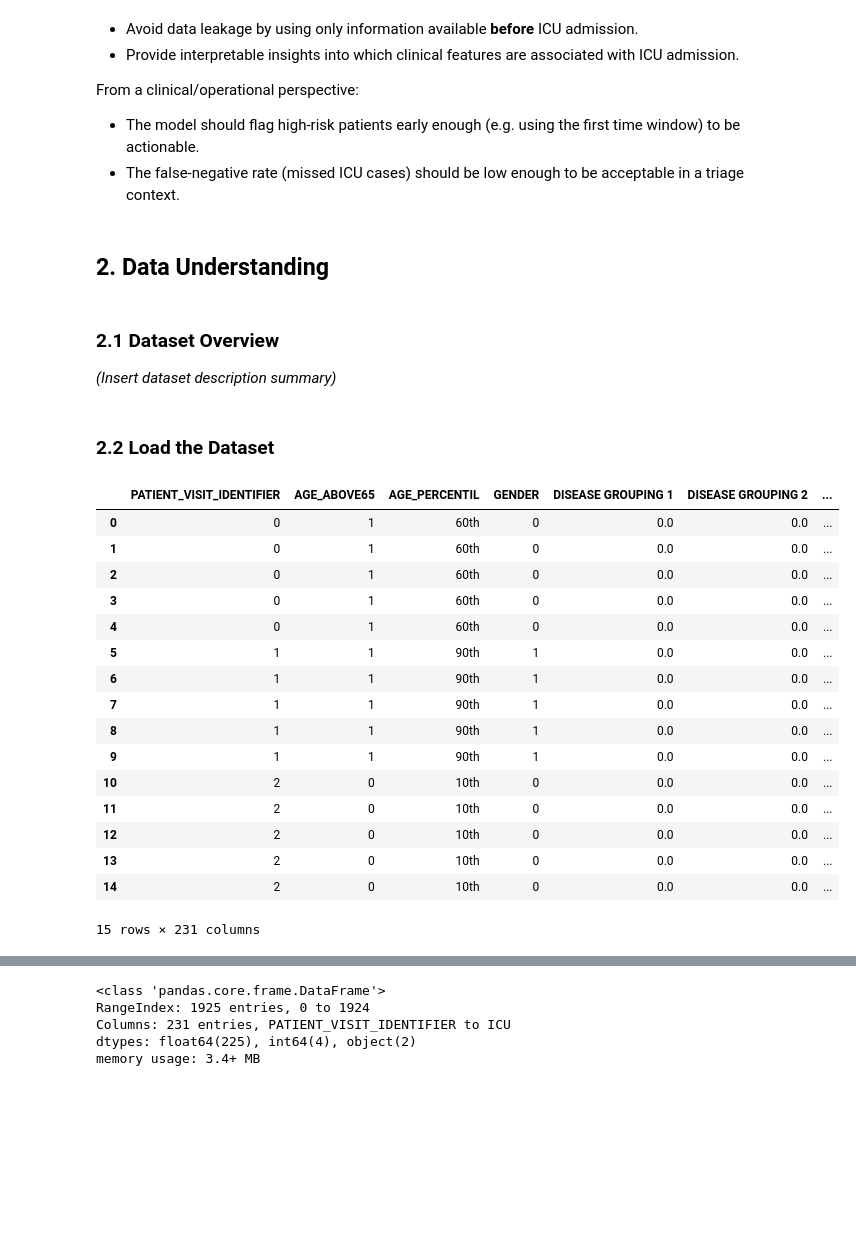
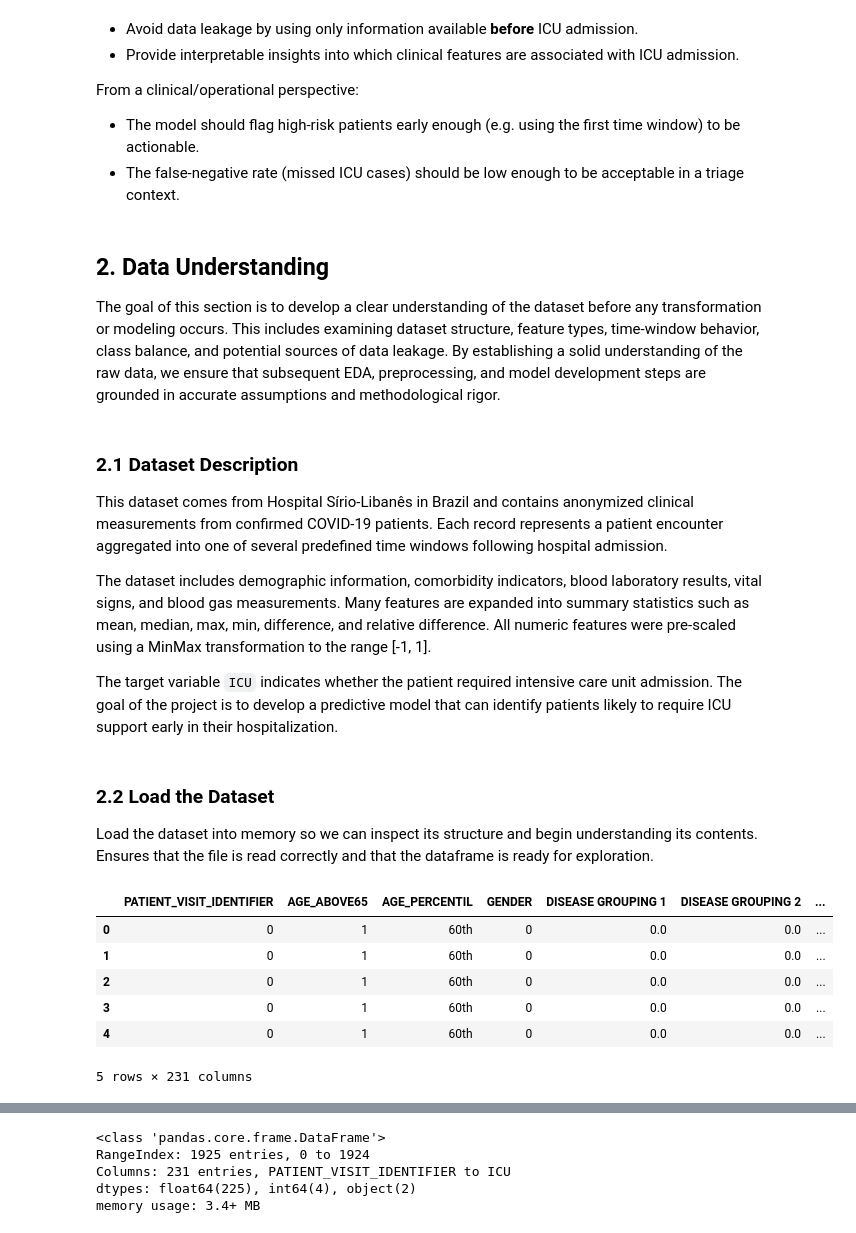
Before and after one commit to randel-bjorkquist/jupyter-notebooks-vscode, a Jupyter notebook: Project4_CapstoneProject_Analyzing_COVID19_Pandemic.ipynb, the cells around one changed output, grey strips where cells are left out. Cells and saved outputs as stored; diff of their text form; code cells hidden in the pictures; blank space fills up the shorter version.

Commit message:
reworked Section 2 (Data Understanding) and completed Section 3 (EDA)

```diff
--- a/Project4_CapstoneProject_Analyzing_COVID19_Pandemic.ipynb
+++ b/Project4_CapstoneProject_Analyzing_COVID19_Pandemic.ipynb
@@ -35,5 +28,11 @@ From a clinical/operational perspective:
 # %% [markdown]
 ## 2. Data Understanding
+The goal of this section is to develop a clear understanding of the dataset before any transformation or modeling occurs. This includes examining dataset structure, feature types, time-window behavior, class balance, and potential sources of data leakage. By establishing a solid understanding of the raw data, we ensure that subsequent EDA, preprocessing, and model development steps are grounded in accurate assumptions and methodological rigor.
 # %% [markdown]
-### 2.1 Dataset Overview
-*(Insert dataset description summary)*
+### 2.1 Dataset Description
+
+This dataset comes from Hospital Sírio-Libanês in Brazil and contains anonymized clinical measurements from confirmed COVID-19 patients. Each record represents a patient encounter aggregated into one of several predefined time windows following hospital admission.
+
+The dataset includes demographic information, comorbidity indicators, blood laboratory results, vital signs, and blood gas measurements. Many features are expanded into summary statistics such as mean, median, max, min, difference, and relative difference. All numeric features were pre-scaled using a MinMax transformation to the range [-1, 1].
+
+The target variable `ICU` indicates whether the patient required intensive care unit admission. The goal of the project is to develop a predictive model that can identify patients likely to require ICU support early in their hospitalization.
@@ -42,35 +39,26 @@ From a clinical/operational perspective:
 # %% [markdown]
 ### 2.2 Load the Dataset
+Load the dataset into memory so we can inspect its structure and begin understanding its contents. Ensures that the file is read correctly and that the dataframe is ready for exploration.
 # %%
 # load necessary libraries ...
 import numpy as np
 import pandas as pd
 import matplotlib.pyplot as plt
 import seaborn as sns
 
 # Set default plotting style
 sns.set_theme(style="whitegrid")
 
 # Load dataset (update path if needed)
 df = pd.read_excel("./data/Kaggle_Sirio_Libanes_ICU_Prediction.xlsx")
-df.head(15)
+df.head(5)
 # %% [output]
 |  | PATIENT_VISIT_IDENTIFIER | AGE_ABOVE65 | AGE_PERCENTIL | GENDER | DISEASE GROUPING 1 | DISEASE GROUPING 2 | ... |
 | 0 | 0 | 1 | 60th | 0 | 0.0 | 0.0 | ... |
 | 1 | 0 | 1 | 60th | 0 | 0.0 | 0.0 | ... |
 | 2 | 0 | 1 | 60th | 0 | 0.0 | 0.0 | ... |
 | 3 | 0 | 1 | 60th | 0 | 0.0 | 0.0 | ... |
 | 4 | 0 | 1 | 60th | 0 | 0.0 | 0.0 | ... |
-| 5 | 1 | 1 | 90th | 1 | 0.0 | 0.0 | ... |
-| 6 | 1 | 1 | 90th | 1 | 0.0 | 0.0 | ... |
-| 7 | 1 | 1 | 90th | 1 | 0.0 | 0.0 | ... |
-| 8 | 1 | 1 | 90th | 1 | 0.0 | 0.0 | ... |
-| 9 | 1 | 1 | 90th | 1 | 0.0 | 0.0 | ... |
-| 10 | 2 | 0 | 10th | 0 | 0.0 | 0.0 | ... |
-| 11 | 2 | 0 | 10th | 0 | 0.0 | 0.0 | ... |
-| 12 | 2 | 0 | 10th | 0 | 0.0 | 0.0 | ... |
-| 13 | 2 | 0 | 10th | 0 | 0.0 | 0.0 | ... |
-| 14 | 2 | 0 | 10th | 0 | 0.0 | 0.0 | ... |
-15 rows × 231 columns
+5 rows × 231 columns
 # %% [markdown]
 ### 2.3 Inspect Structure
```
Also changed, not shown: parts of 43 cells of this notebook, 1 other file.
